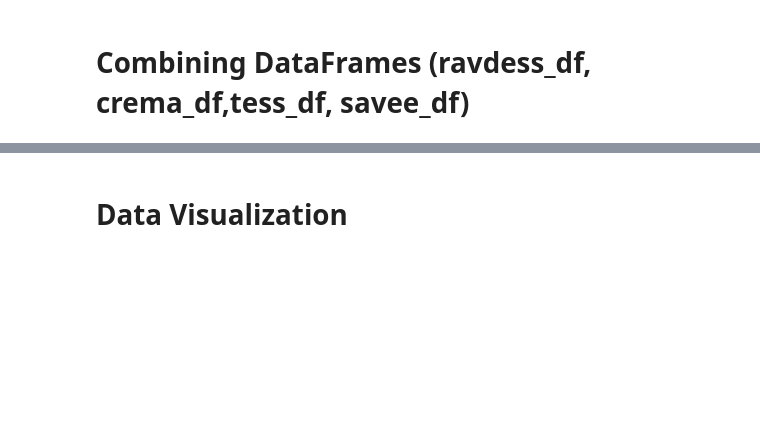
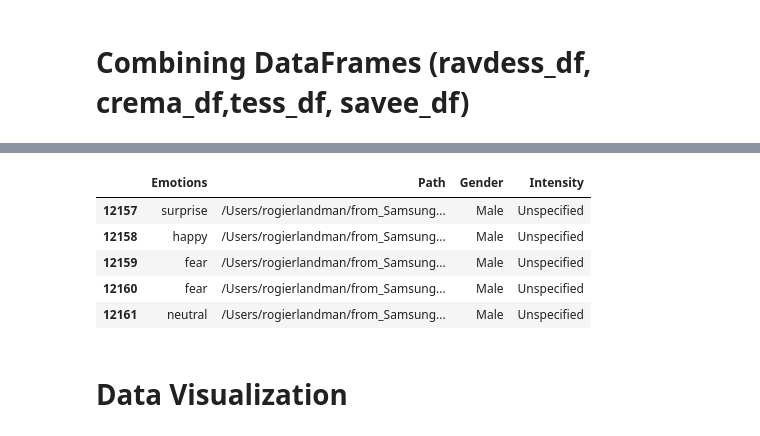
Before and after one commit to mineraldragon/Audio_emotion_detection, a Jupyter notebook: ai-uni-project-Copy1.ipynb, the cells around one changed output, grey strips where cells are left out. Drawn from its saved outputs; the diff is of its cells as text; code cells hidden in the pictures; blank space fills up the shorter version.

```diff
--- a/ai-uni-project-Copy1.ipynb
+++ b/ai-uni-project-Copy1.ipynb
@@ -266,3 +301,12 @@ Data_Combined.info()
+# %%
+Data_Combined.tail()
+# %% [output]
+|  | Emotions | Path | Gender | Intensity |
+| 12157 | surprise | /Users/rogierlandman/from_Samsung... | Male | Unspecified |
+| 12158 | happy | /Users/rogierlandman/from_Samsung... | Male | Unspecified |
+| 12159 | fear | /Users/rogierlandman/from_Samsung... | Male | Unspecified |
+| 12160 | fear | /Users/rogierlandman/from_Samsung... | Male | Unspecified |
+| 12161 | neutral | /Users/rogierlandman/from_Samsung... | Male | Unspecified |
 # %% [markdown]
 # **Data Visualization**
 # %%
```
Also changed, not shown: parts of 17 cells of this notebook.
